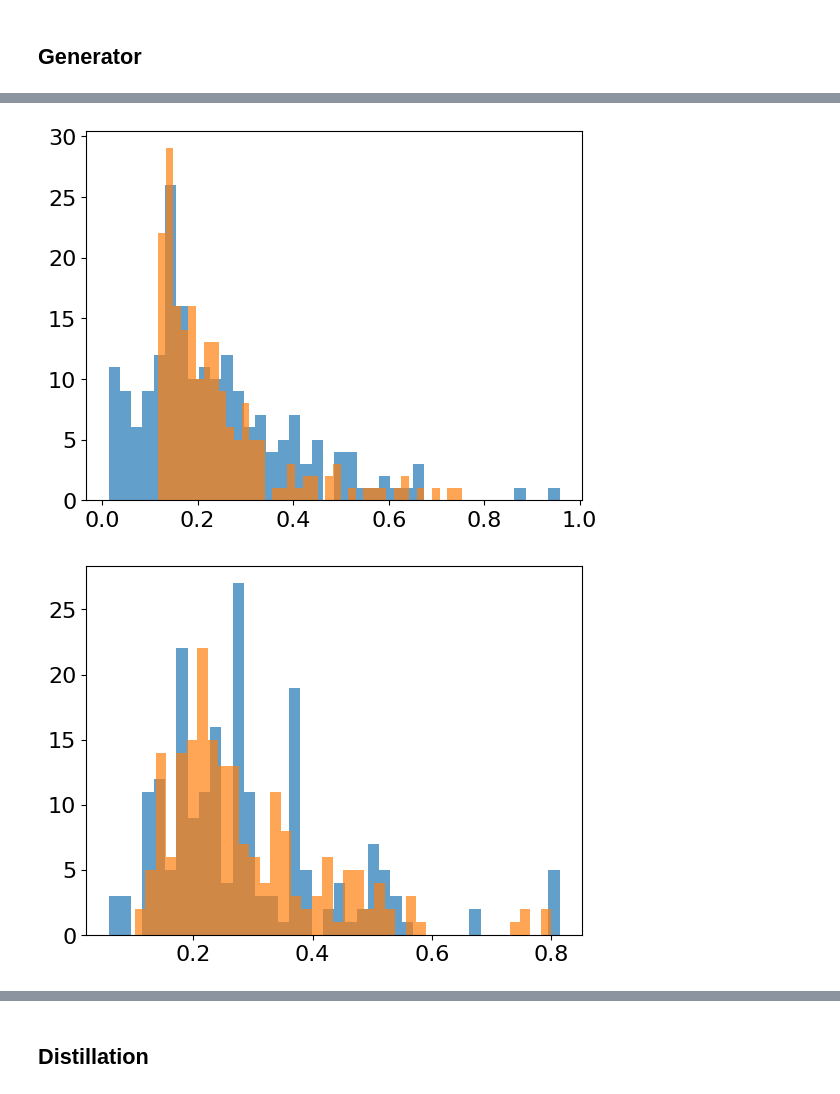
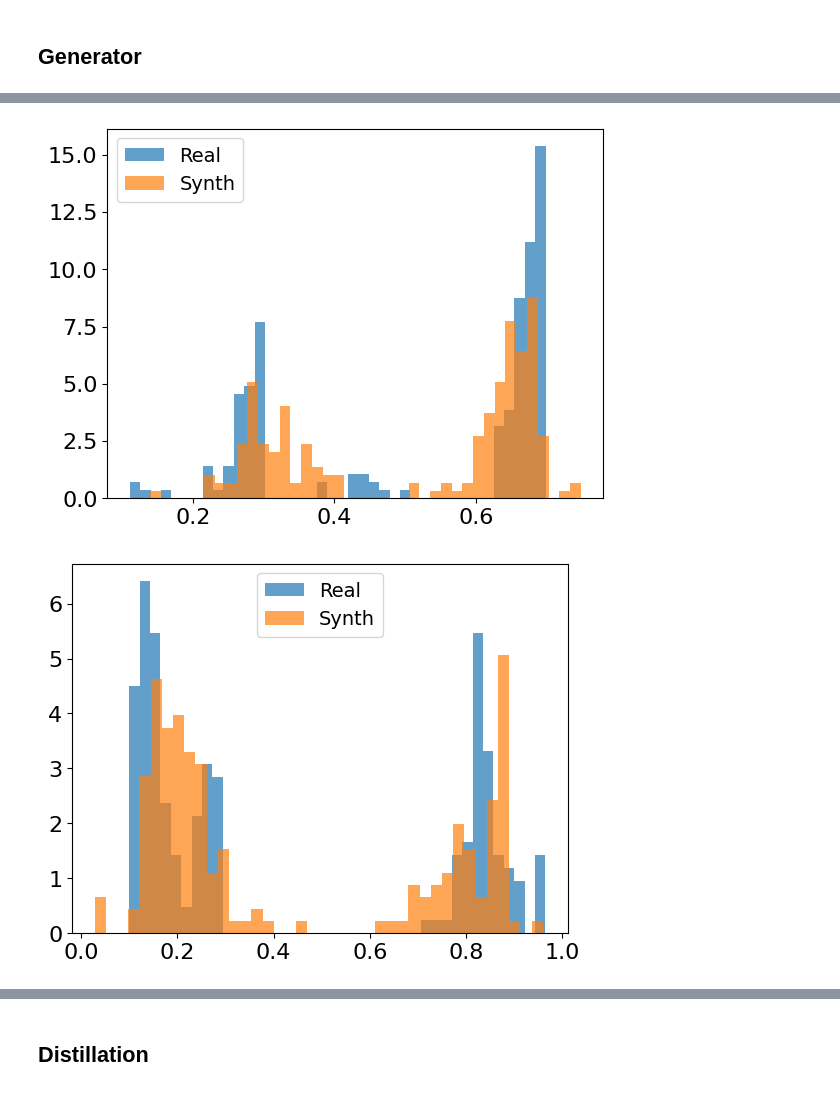
Before and after one commit to osa-bot/Benchmarking, a Jupyter notebook: Model.ipynb, the cells around one changed output, grey strips where cells are left out. Cells and saved outputs as stored; diff of their text form; code cells hidden in the pictures.

```diff
--- a/Model.ipynb
+++ b/Model.ipynb
@@ -183,0 +679,3 @@ bad_data.head()
+# %%
+augmented_X = np.concatenate([bad_X.values, bad_X_ga.values])
+augmented_y = np.concatenate([bad_y.values.flatten(), bad_y_ga.values.flatten()])
@@ -183,0 +688,2 @@ bad_data.head()
+# %%
+augmented__data = np.concatenate([augmented_X, augmented_y.reshape(-1, 1)], axis=1)
@@ -186,7 +696,7 @@ bad_data.head()
 # %%
 # scaler = MinMaxScaler()
 # bad_data = scaler.fit_transform(bad_data)
-data_tensor = np.array(bad_data).astype('float32')
+data_tensor = np.array(augmented__data).astype('float32')
 data_tensor = torch.tensor(data_tensor)
 # %%
 import torch
@@ -357,15 +904,15 @@ def train_vae(model, train_loader, num_epochs=500, learning_rate=1e-3, device=No
 
     return losses
 # %%
-batch_size = 2**3
-seq_length = 27
+batch_size = 2**6
+seq_length = len(augmented__data[0]) - 1
 input_channels = 1
 
 train_loader = torch.utils.data.DataLoader(data_tensor.unsqueeze(1), batch_size=batch_size, shuffle=True)
 
 # Initialize the VAE model
-model_vae = VAE(input_channels=input_channels, seq_length=seq_length, latent_dim=128, hidden_channels=32)
+model_vae = VAE(input_channels=input_channels, seq_length=seq_length, latent_dim=256, hidden_channels=32)
 
 # Train the VAE
-losses_vae = train_vae(model_vae, train_loader, num_epochs=600, learning_rate=2e-3)
+losses_vae = train_vae(model_vae, train_loader, num_epochs=1000, learning_rate=1e-3)
 # %%
@@ -397,9 +932,10 @@ array([[0.23749122, 0.45796686, 0.14142287, ..., 0.81709254, 0.63171184,
 # %%
-for i in range(0,20,5):
-    plt.hist(bad_data.values[:, i], bins=40, alpha=0.7)
-    plt.hist(synth_vae[:, i], bins=40, alpha=0.7)
+for i in range(0, 2):
+    plt.hist(augmented__data[:, i], bins=40, alpha=0.7, density=True, label='Real')
+    plt.hist(synth_vae[:, i], bins=40, alpha=0.7, density=True, label='Synth')
 
+    plt.legend()
     plt.show()
 # %% [output]
-[figure, old version]
+[figure, new version]
-[figure, old version]
+[figure, new version]
```
Also changed, not shown: parts of 56 cells of this notebook.
